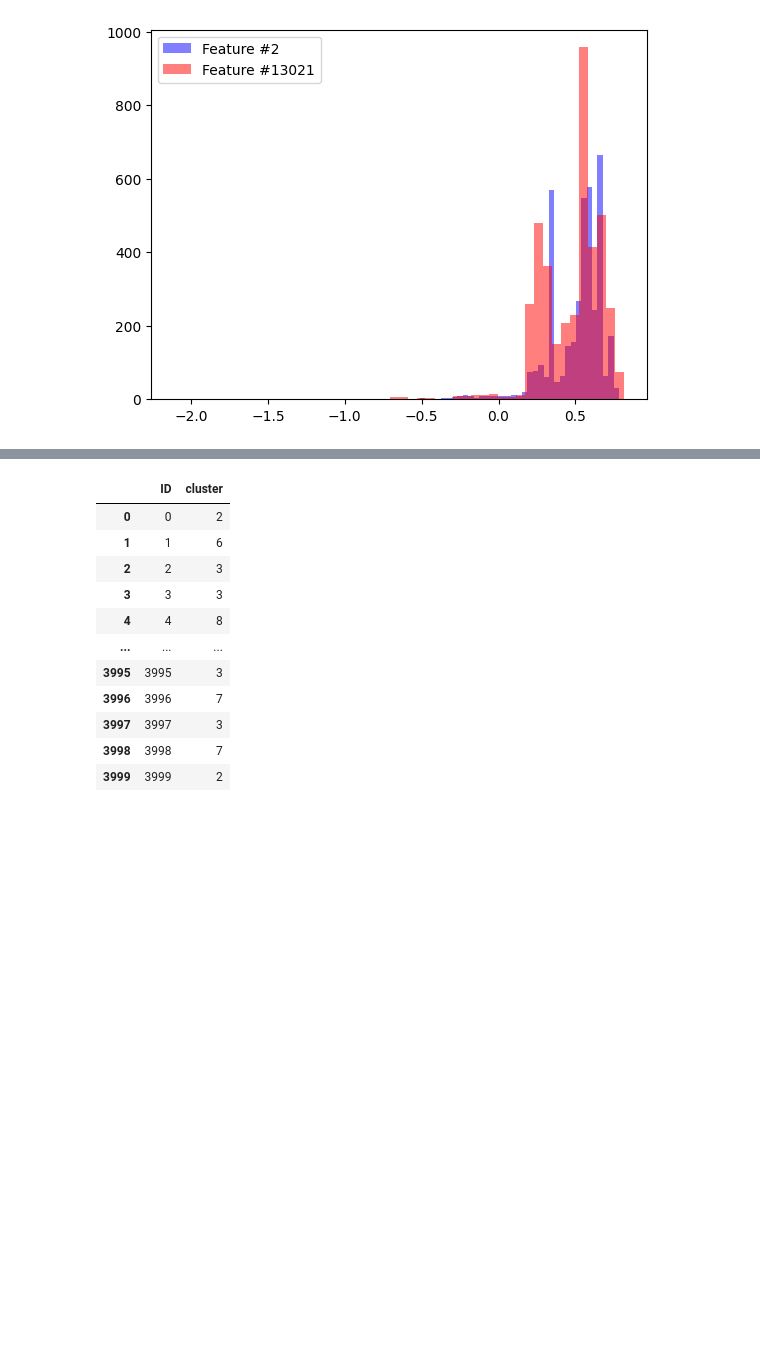
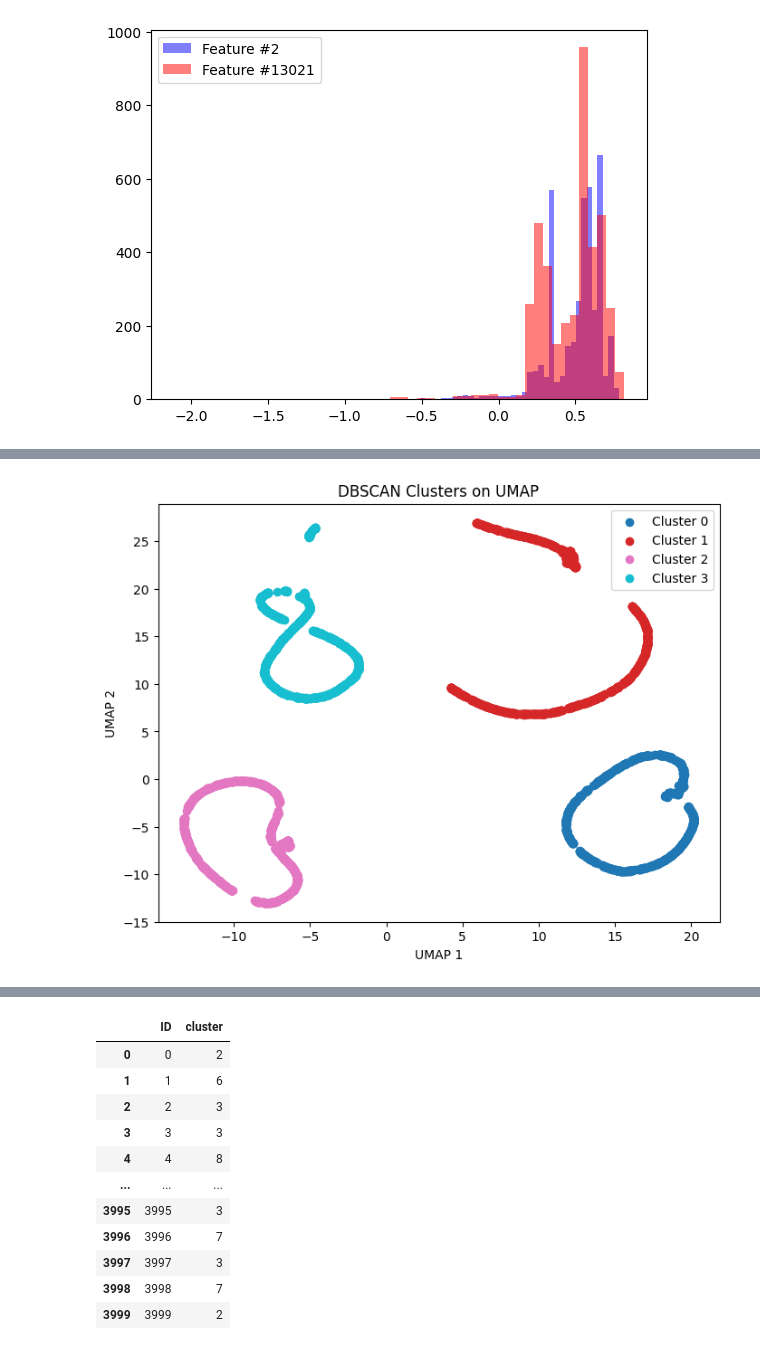
Before and after one commit to henrikOes/TDT4172, a Jupyter notebook: Assignment2/Chapter_2.ipynb, the cells around one changed output, grey strips where cells are left out. Saved outputs shown, nothing was run; the diff lists cells and outputs as text; code cells hidden in the pictures; blank space fills up the shorter version.

```diff
--- a/Assignment2/Chapter_2.ipynb
+++ b/Assignment2/Chapter_2.ipynb
@@ -416,0 +472,25 @@ plt.show()
+# %%
+# --- Apply DBSCAN on UMAP 2D data ---
+dbscan = DBSCAN(eps=6, min_samples=12)  # You can tune eps and min_samples
+clusters = dbscan.fit_predict(X_umap)  # cluster labels (-1 means noise)
+
+# --- Plot UMAP with DBSCAN clusters ---
+plt.figure(figsize=(8, 6))
+unique_labels = np.unique(clusters)
+colors = plt.cm.get_cmap('tab10', len(unique_labels))
+
+for label in unique_labels:
+    mask = clusters == label
+    if label == -1:
+        # Noise points
+        plt.scatter(X_umap[mask, 0], X_umap[mask, 1],  color='k', alpha=0.5, label='Noise')
+    else:
+        plt.scatter(X_umap[mask, 0], X_umap[mask, 1], color=colors(label), label=f'Cluster {label}')
+
+plt.title('DBSCAN Clusters on UMAP')
+plt.xlabel('UMAP 1')
+plt.ylabel('UMAP 2')
+plt.legend()
+plt.show()
+# %% [output]
+[figure, added]
```
Also changed, not shown: parts of 12 cells of this notebook, 2 other files.
